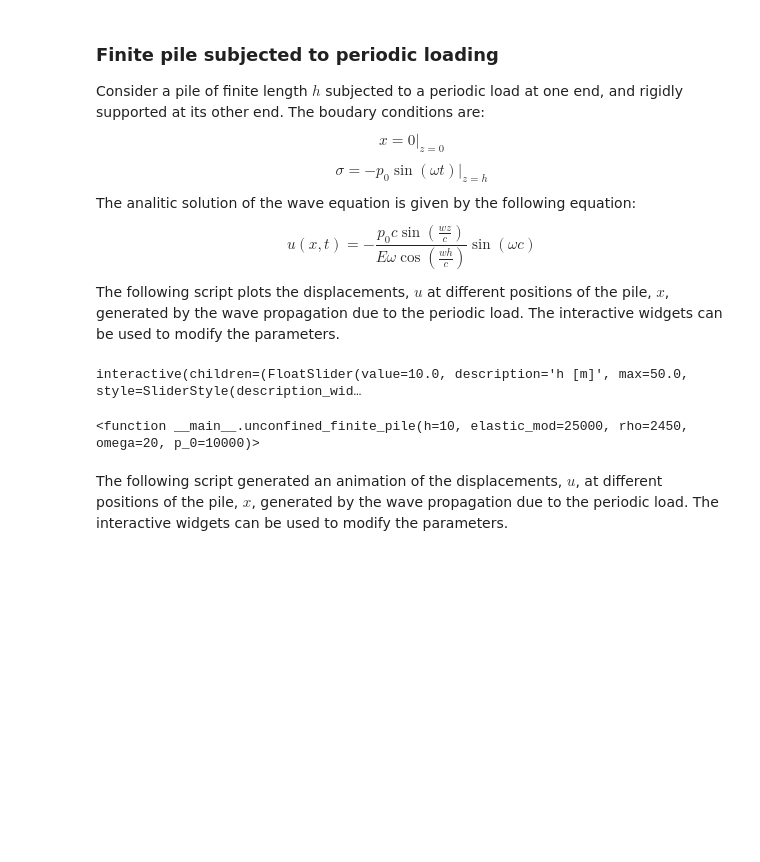
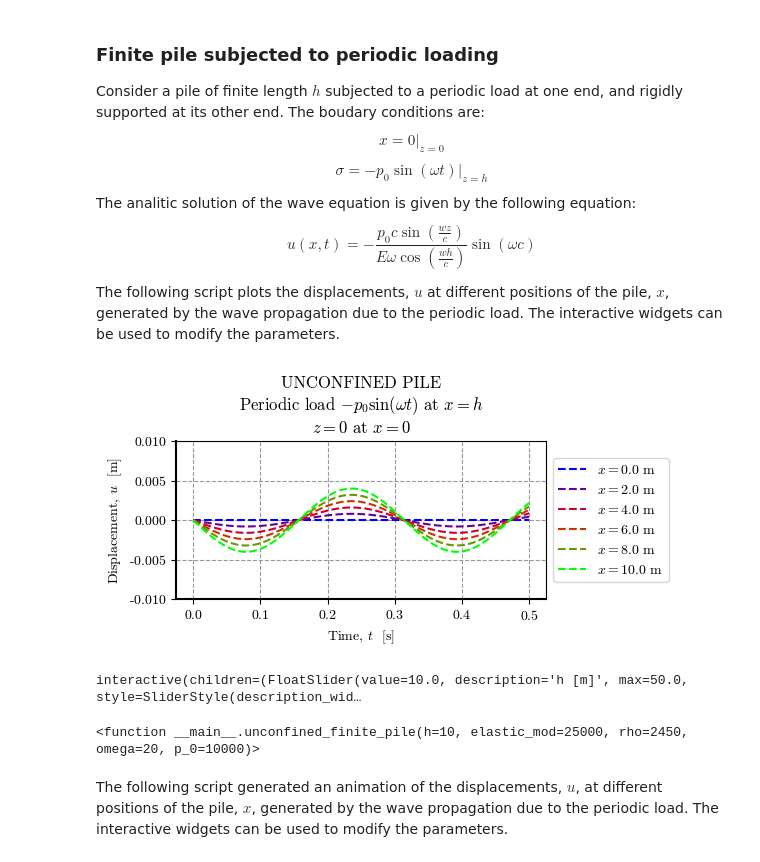
Before and after one commit to eamontoyaa/dinamica_de_suelos_EAFIT, a Jupyter notebook: wave_propagation.ipynb, the cells around one changed output. Cells and saved outputs as stored; diff of their text form; code cells hidden in the pictures; blank space fills up the shorter version.

```diff
--- a/wave_propagation.ipynb
+++ b/wave_propagation.ipynb
@@ -57,44 +59,48 @@ def unconfined_finite_pile(h=10, elastic_mod=25000, rho=2450, omega=20, p_0=1000
     elastic_mod: elasticity modulus [MPa]
     rho: pile density [kg/m3]
     omega: frequency of periodic load [rad/s]
     p_0: amplitude of periodic load [kN/m2]
     """
     n = 5
     # Unit conversions
     elastic_mod = elastic_mod * 1e6  # Pa
     p_0 = p_0 * 1e3  # N/m2
     # Plot
     c = np.sqrt(elastic_mod / rho)  # wave velocity, m/s
     fig, ax = plt.subplots(ncols=1, nrows=1, figsize=[6, 3])
     ax.set_prop_cycle("color", plt.cm.brg(np.linspace(0, 1, n + 1)))
     t = np.linspace(0, 0.5, 100)
     for x in np.linspace(0, h, n + 1):
         u = (-p_0 * c * np.sin(omega * x / c) * np.sin(omega * t)) / (
             elastic_mod * omega * np.cos(omega * h / c)
         )
         ax.plot(t, u, ls="--", label="$x=$" + f"{x:.1f} m")
     ax.set_title("UNCONFINED PILE\n"
         + "Periodic load $-p_0 \sin(\omega t)$ at $x=h$\n"
         + "$z=0$ at $x=0$")
     ax.set(xlabel="Time, $t$  [s]", ylabel="Displacement, $u$  [m]", ylim=(-0.01, 0.01))
     ax.spines["bottom"].set_linewidth(1.5)
     ax.spines["left"].set_linewidth(1.5)
     ax.grid(True, which="major", color="#999999", linestyle="--")
     ax.legend(loc="center left", bbox_to_anchor=(1, 0.5))
     fig.tight_layout()
 
-style = {'description_width': '100px'}
-interact(  # Interactive widgets
-    unconfined_finite_pile,
-    h=widgets.FloatSlider(value=10, min=0, max=50, description="h [m]", style=style),
-    elastic_mod=widgets.FloatText(value=25000, description="E [MPa]", style=style),
-    rho=widgets.FloatText(value=2450, description="ρ [kg/m3]", style=style),
-    omega=widgets.FloatSlider(value=20, min=0, max=100, description="ω [rad/s]", style=style),
-    p_0=widgets.FloatSlider(value=10000, min=0, max=50000, description="P_0 [kPa]", style=style)
-)
+unconfined_finite_pile(h=10, elastic_mod=25000, rho=2450, omega=20, p_0=10000)
 # %% [output]
-interactive(children=(FloatSlider(value=10.0, description='h [m]', max=50.0, style=SliderStyle(description_wid…
-<function __main__.unconfined_finite_pile(h=10, elastic_mod=25000, rho=2450, omega=20, p_0=10000)>
+[figure, added]
+# %%
+style = {'description_width': '100px'}
+interact(  # Interactive widgets
+    unconfined_finite_pile,
+    h=widgets.FloatSlider(value=10, min=0, max=50, description="h [m]", style=style),
+    elastic_mod=widgets.FloatText(value=25000, description="E [MPa]", style=style),
+    rho=widgets.FloatText(value=2450, description="ρ [kg/m3]", style=style),
+    omega=widgets.FloatSlider(value=20, min=0, max=100, description="ω [rad/s]", style=style),
+    p_0=widgets.FloatSlider(value=10000, min=0, max=50000, description="P_0 [kPa]", style=style)
+)
+# %% [output]
+interactive(children=(FloatSlider(value=10.0, description='h [m]', max=50.0, style=SliderStyle(description_wid…
+<function __main__.unconfined_finite_pile(h=10, elastic_mod=25000, rho=2450, omega=20, p_0=10000)>
 # %% [markdown]
 The following script generated an animation of the displacements, $u$, at different positions of the pile, $x$, generated by the wave propagation due to the periodic load. The interactive widgets can be used to modify the parameters.
 # %%
```
Also changed, not shown: parts of 3 cells of this notebook.
